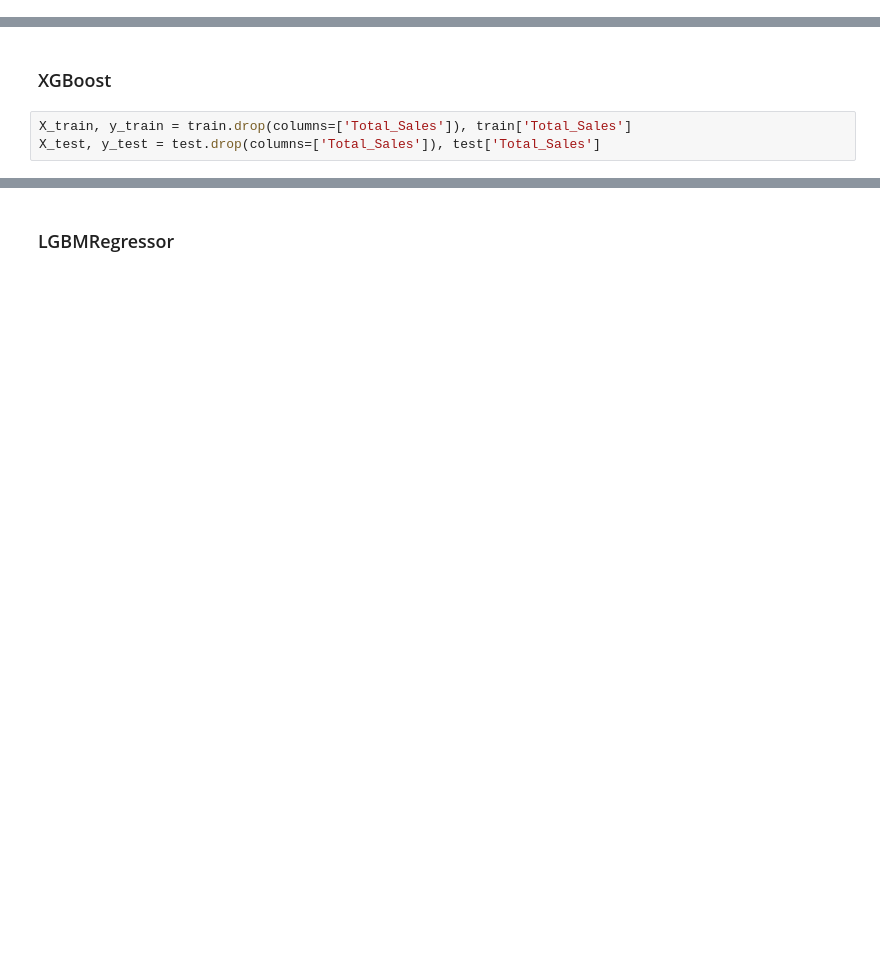
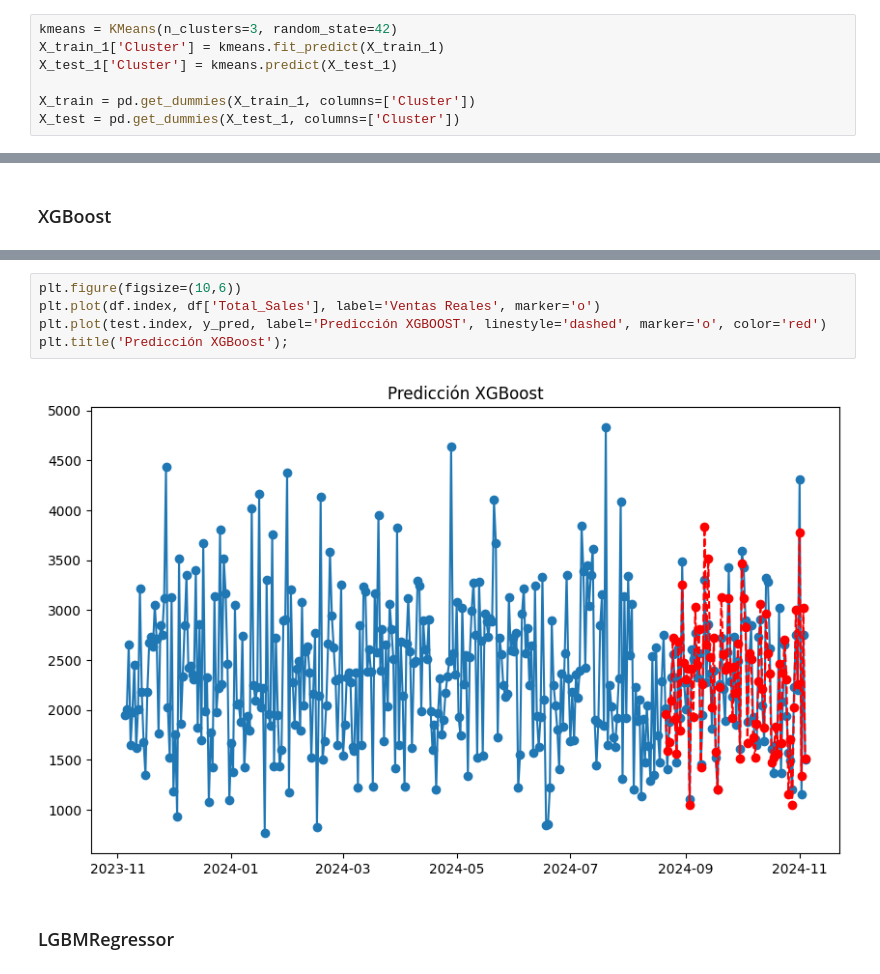
Before and after one commit to abdonrb/proyecto-ml, a Jupyter notebook: ML/models/trained/Regresion_Serie_tiempo.ipynb, the cells around one changed output, grey strips where cells are left out. Cells and saved outputs as stored; diff of their text form; blank space fills up the shorter version.

```diff
--- a/ML/models/trained/Regresion_Serie_tiempo.ipynb
+++ b/ML/models/trained/Regresion_Serie_tiempo.ipynb
@@ -105,0 +141,7 @@ Index(['Shipping_Charges', 'Quantity', 'Total_Sales', 'Numero_pedidos', 'year',
+# %%
+kmeans = KMeans(n_clusters=3, random_state=42)
+X_train_1['Cluster'] = kmeans.fit_predict(X_train_1)
+X_test_1['Cluster'] = kmeans.predict(X_test_1)
+
+X_train = pd.get_dummies(X_train_1, columns=['Cluster'])
+X_test = pd.get_dummies(X_test_1, columns=['Cluster'])
@@ -106,5 +155,2 @@ Index(['Shipping_Charges', 'Quantity', 'Total_Sales', 'Numero_pedidos', 'year',
 # %% [markdown]
 ### XGBoost
-# %%
-X_train, y_train = train.drop(columns=['Total_Sales']), train['Total_Sales']
-X_test, y_test = test.drop(columns=['Total_Sales']), test['Total_Sales']
@@ -125,3 +174,10 @@ MAE: 328.0691
+# %%
+plt.figure(figsize=(10,6))
+plt.plot(df.index, df['Total_Sales'], label='Ventas Reales', marker='o')
+plt.plot(test.index, y_pred, label='Predicción XGBOOST', linestyle='dashed', marker='o', color='red')
+plt.title('Predicción XGBoost');
+# %% [output]
+[figure, added]
 # %% [markdown]
 ### LGBMRegressor
 # %%
```
Also changed, not shown: parts of 49 cells of this notebook, 10 other files.
